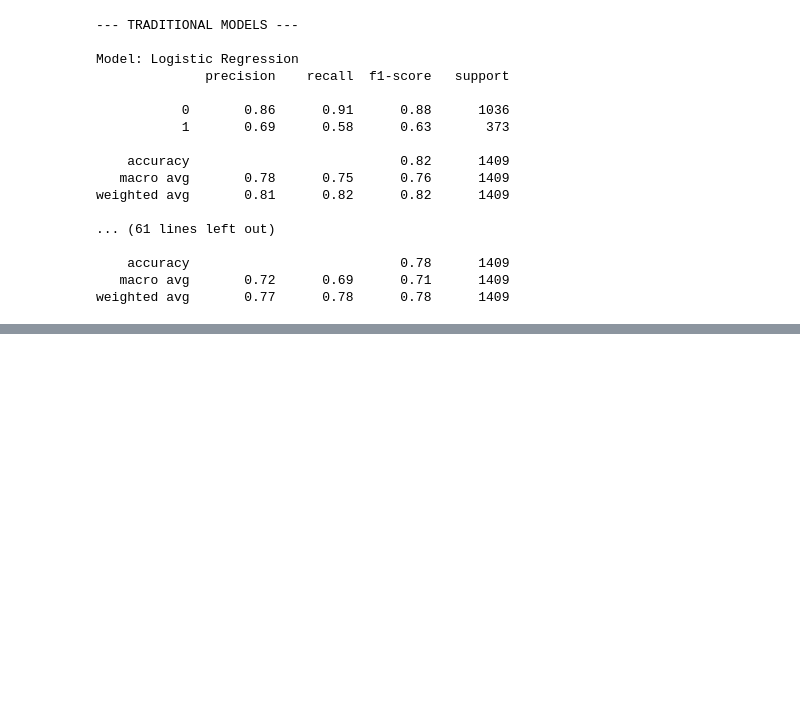
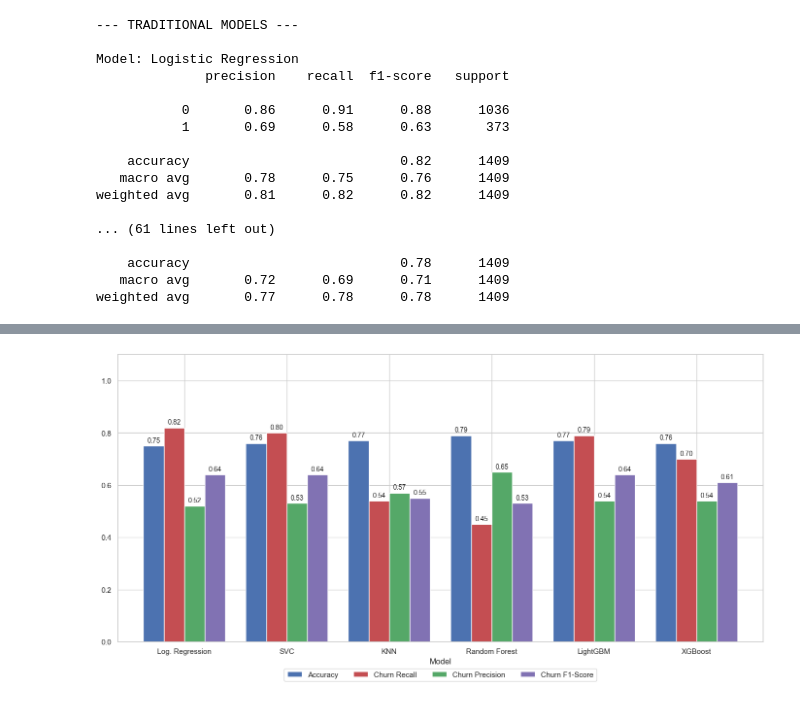
Before and after one commit to akfoz45/Telco_Customer_Churn_Project, a Jupyter notebook: EDA3.ipynb, the cells around one changed output, grey strips where cells are left out. Cells and saved outputs as stored; diff of their text form; code cells hidden in the pictures; blank space fills up the shorter version.

```diff
--- a/EDA3.ipynb
+++ b/EDA3.ipynb
@@ -169,0 +225,34 @@ weighted avg       0.77      0.78      0.78      1409
+# %%
+sns.set_theme(style="whitegrid")
+
+data = {
+    'Model': ['Log. Regression', 'SVC', 'KNN', 'Random Forest', 'LightGBM', 'XGBoost'],
+    'Accuracy': [0.75, 0.76, 0.77, 0.79, 0.77, 0.76],
+    'Churn Recall': [0.82, 0.80, 0.54, 0.45, 0.79, 0.70],
+    'Churn Precision': [0.52, 0.53, 0.57, 0.65, 0.54, 0.54],
+    'Churn F1-Score': [0.64, 0.64, 0.55, 0.53, 0.64, 0.61]
+}
+
+df_metrics = pd.DataFrame(data)
+
+ax = df_metrics.set_index("Model").plot(
+    kind='bar',
+    figsize=(14, 7),
+    color=['#4c72b0', '#c44e52', '#55a868', '#8172b3'],
+    width=0.8
+)
+
+ax.set_xticklabels(ax.get_xticklabels(), rotation=0, fontsize=11)
+ax.legend(loc="lower center", bbox_to_anchor=(0.5, -0.15), ncol=4, fontsize=11)
+ax.set_ylim([0, 1.1])
+
+for p in ax.patches:
+    ax.annotate(f'{p.get_height():.2f}',
+                (p.get_x() + p.get_width() / 2., p.get_height()),
+                ha='center', va='bottom',
+                xytext=(0, 3), textcoords='offset points', fontsize=10)
+
+plt.tight_layout()
+plt.show()
+# %% [output]
+[figure, added]
```
Also changed, not shown: parts of 6 cells of this notebook.
